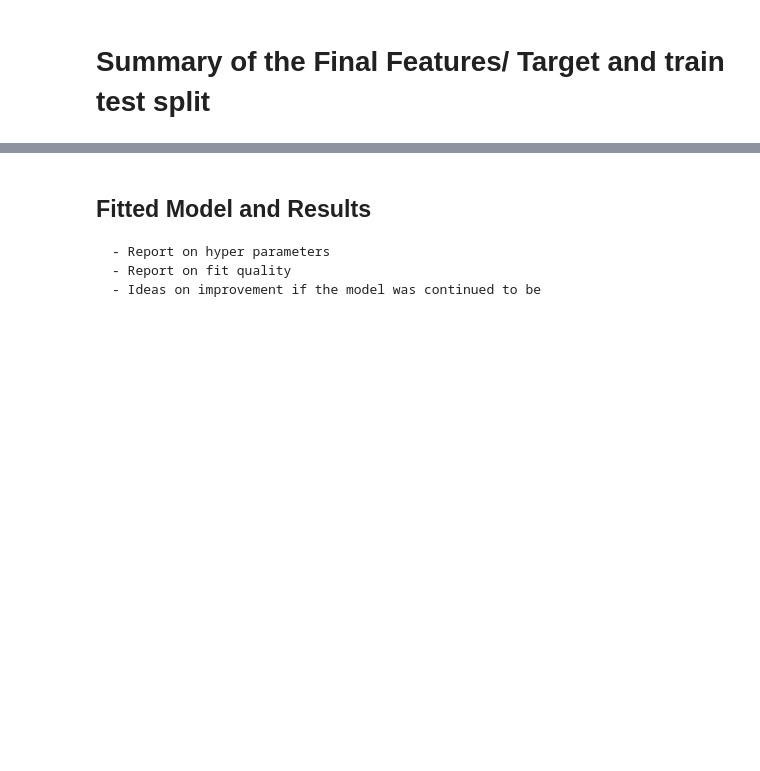
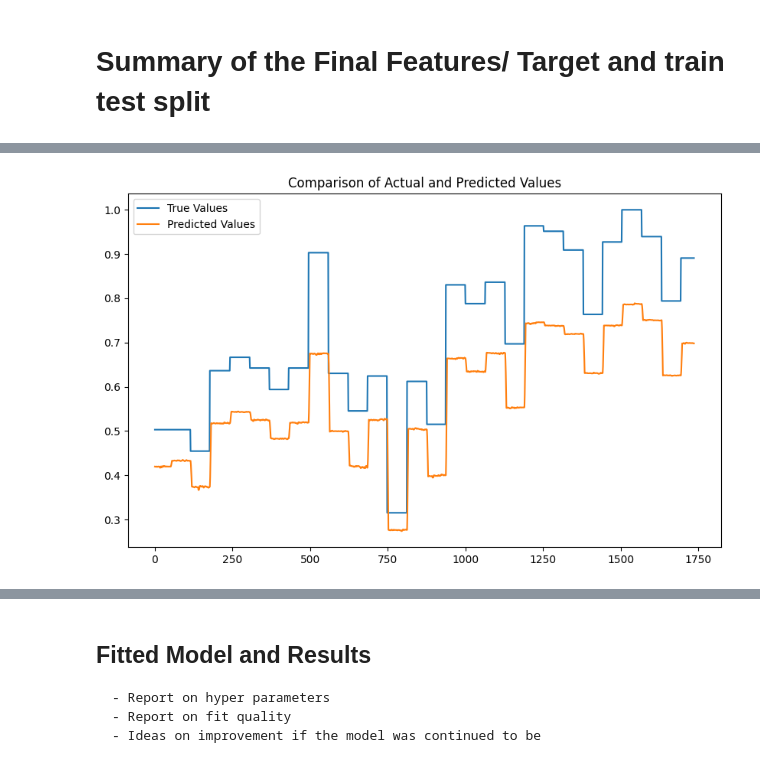
Before and after one commit to franco-rey/521-Final-Project, a Jupyter notebook: Group Report - OUTLINE FOR WRITING.ipynb, the cells around one changed output, grey strips where cells are left out. Saved outputs shown, nothing was run; the diff lists cells and outputs as text; code cells hidden in the pictures; blank space fills up the shorter version.

```diff
--- a/Group Report - OUTLINE FOR WRITING.ipynb
+++ b/Group Report - OUTLINE FOR WRITING.ipynb
@@ -353,0 +402,20 @@ merged_df.head()
+# %%
+import tensorflow as tf
+from tensorflow.keras.models import Sequential
+from tensorflow.keras.layers import LSTM, Dense, Dropout
+
+# Model configuration - these need to be adjusted based on your dataset
+n_steps = 50  # This should match the number of timesteps you decided to use in your sequences
+n_features = merged_df.shape[1]  # Number of features in your dataset
+
+# Define the RNN model
+model = Sequential([
+    LSTM(50, activation='tanh', input_shape=(n_steps, n_features), return_sequences=True),
+    Dropout(0.2),
+    LSTM(50, activation='tanh'),
+    Dropout(0.2),
+    Dense(1)  # Output layer - assumes a single output per sequence
+])
+
+# Display model summary to verify its structure
+model.summary()
@@ -353,0 +440,7 @@ merged_df.head()
+# %%
+# Compile the model using SGD optimizer
+sgd_optimizer = tf.keras.optimizers.SGD(learning_rate=0.01, momentum=0.9)
+model.compile(optimizer=sgd_optimizer, loss='mean_squared_error')
+# %%
+# Assuming X_train and y_train are already defined and properly shaped
+history = model.fit(X_train, y_train, epochs=200, batch_size=32, verbose=1, validation_split=0.2)
@@ -353,0 +465,12 @@ merged_df.head()
+# %%
+import matplotlib.pyplot as plt
+
+# Predicting
+predicted_values = model.predict(X_test)
+plt.figure(figsize=(10, 6))
+plt.plot(y_test, label='True Values')
+plt.plot(predicted_values, label='Predicted Values')
+plt.title('Comparison of Actual and Predicted Values')
+plt.legend()
+plt.show()
+# %% [output]
@@ -353,0 +478 @@ merged_df.head()
+[figure, added]
```
Also changed, not shown: parts of 42 cells of this notebook.
